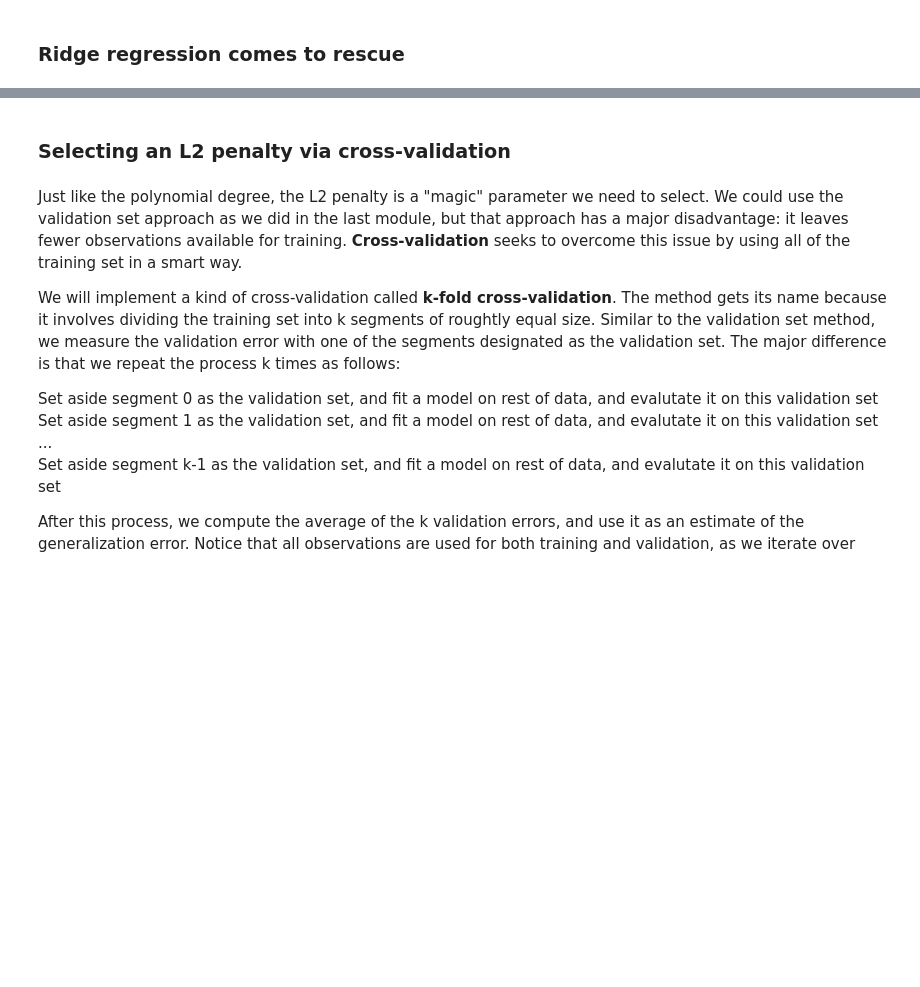
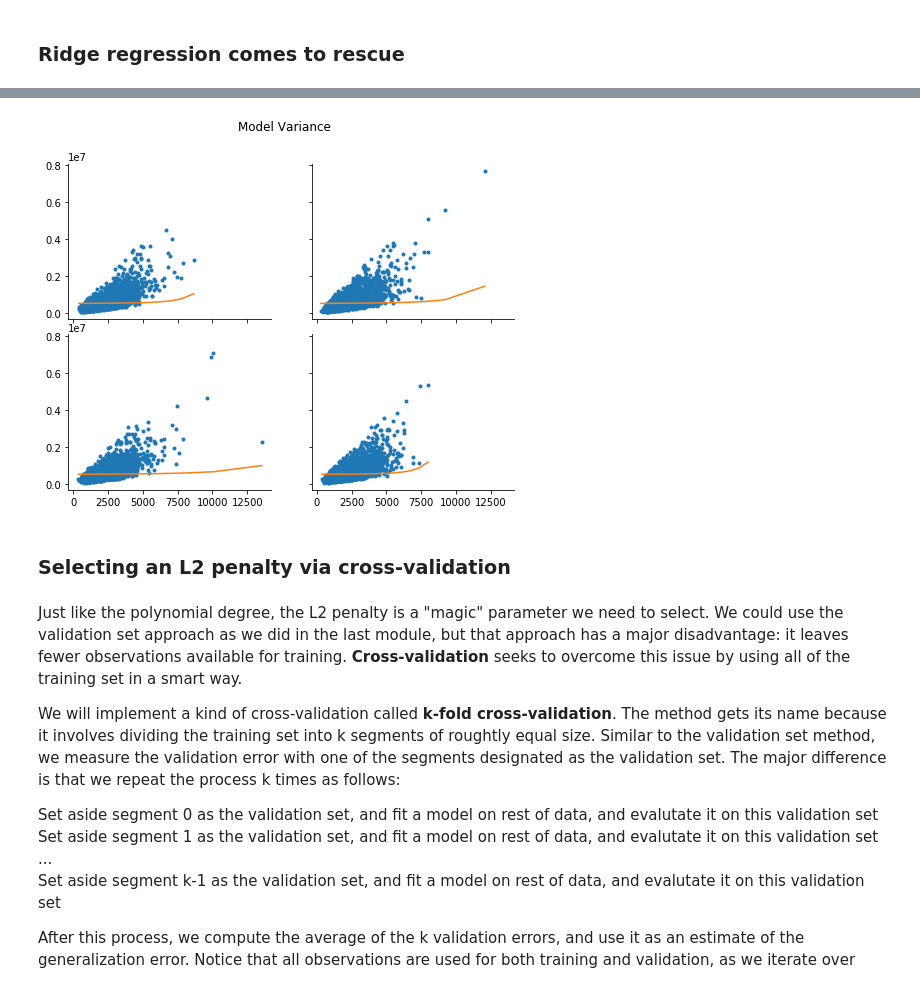
Before and after one commit to Tinsae/Machine-Learning-Projects, a Jupyter notebook: 2. Regression/4-ridge-regression-assignment-1(Standard Packages).ipynb, the cells around one changed output, grey strips where cells are left out. Cells and saved outputs as stored; diff of their text form; code cells hidden in the pictures; blank space fills up the shorter version.

```diff
--- a/2. Regression/4-ridge-regression-assignment-1(Standard Packages).ipynb
+++ b/2. Regression/4-ridge-regression-assignment-1(Standard Packages).ipynb
@@ -207,0 +166,14 @@ power_15 : 1.2157073811196029e-54
+# %%
+set1_X, set1_Y, set1_model, coefficients1 = get_model(set_1, 1.23e2)
+set2_X, set2_Y, set2_model, coefficients2 = get_model(set_2, 1.23e2)
+set3_X, set3_Y, set3_model, coefficients3 = get_model(set_3, 1.23e2)
+set4_X, set4_Y, set4_model, coefficients4 = get_model(set_4, 1.23e2)
+# merge the dictionaries
+# cofficients = {k:list(v) for k in coeffs1.keys() for v in zip(coeffs1.values(), coeffs2.values(), coeffs3.values(), coeffs4.values())}
+# convert to dataframe
+coefficients = pd.DataFrame(index=coefficients1.keys())
+coefficients['Coefficients1'] = coefficients1.values()
+coefficients['Coefficients2'] = coefficients2.values()
+coefficients['Coefficients3'] = coefficients3.values()
+coefficients['Coefficients4'] = coefficients4.values()
+coefficients
@@ -208,3 +198,16 @@ power_15 : 1.2157073811196029e-54
+# %%
+fig, ((ax1, ax2), (ax3, ax4)) = plt.subplots(2, 2, sharex=True, sharey=True, figsize=(8,6) )
+fig.subplots_adjust(hspace = 0.1, wspace = 0.2 )
+fig.suptitle("Model Variance")
+#sns.regplot(set1_X['power_1'], set1_Y, x_estimator=set1_model.predict ,ax=ax1)
+ax1.plot(set1_X['power_1'], set1_Y,'.', set1_X['power_1'], set1_model.predict(set1_X),'-')
+ax2.plot(set2_X['power_1'], set2_Y,'.', set2_X['power_1'], set2_model.predict(set2_X),'-')
+ax3.plot(set3_X['power_1'], set3_Y,'.', set3_X['power_1'], set3_model.predict(set3_X),'-')
+ax4.plot(set4_X['power_1'], set4_Y,'.', set4_X['power_1'], set4_model.predict(set4_X),'-')
+sns.despine()
+plt.show()
+# %% [output]
+[figure, added]
 # %% [markdown]
 ### Selecting an L2 penalty via cross-validation
 # %% [markdown]
```
Also changed, not shown: parts of 35 cells of this notebook.
